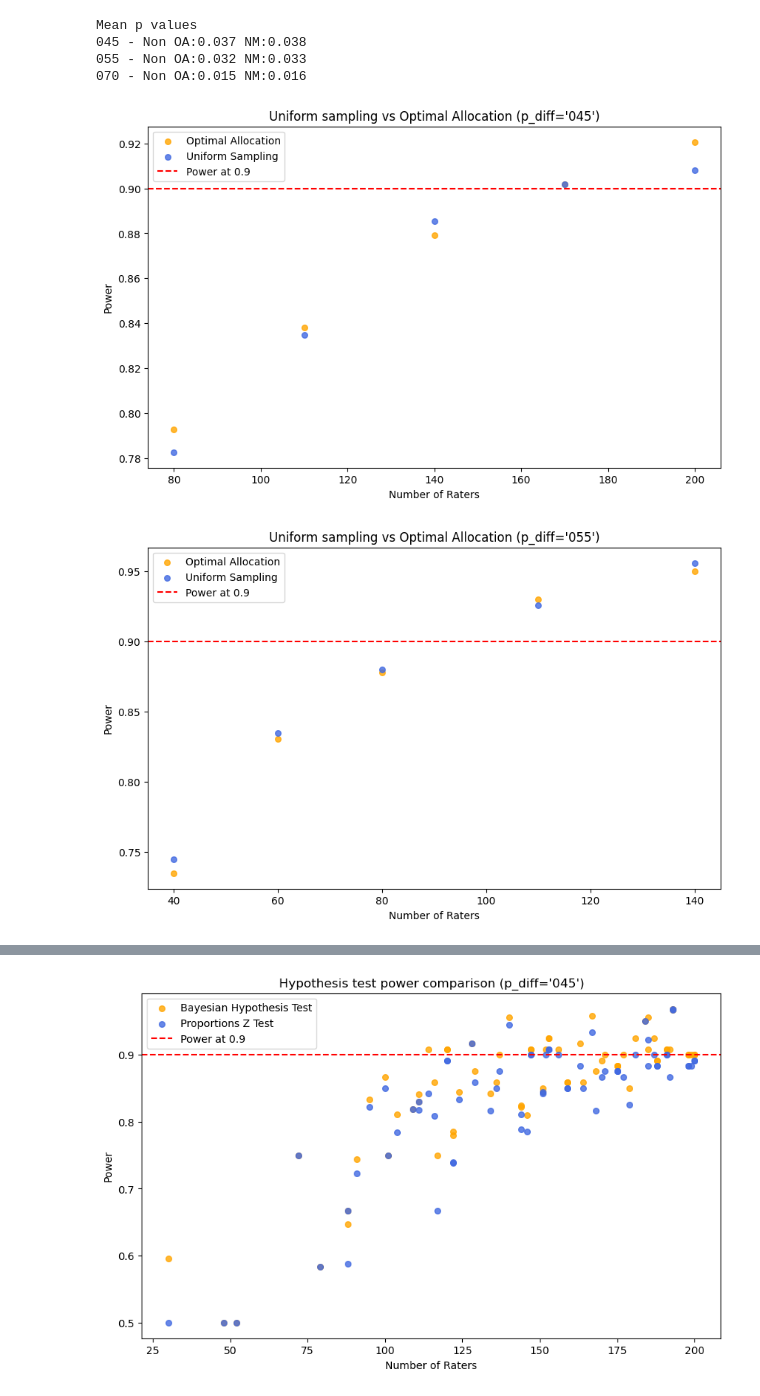
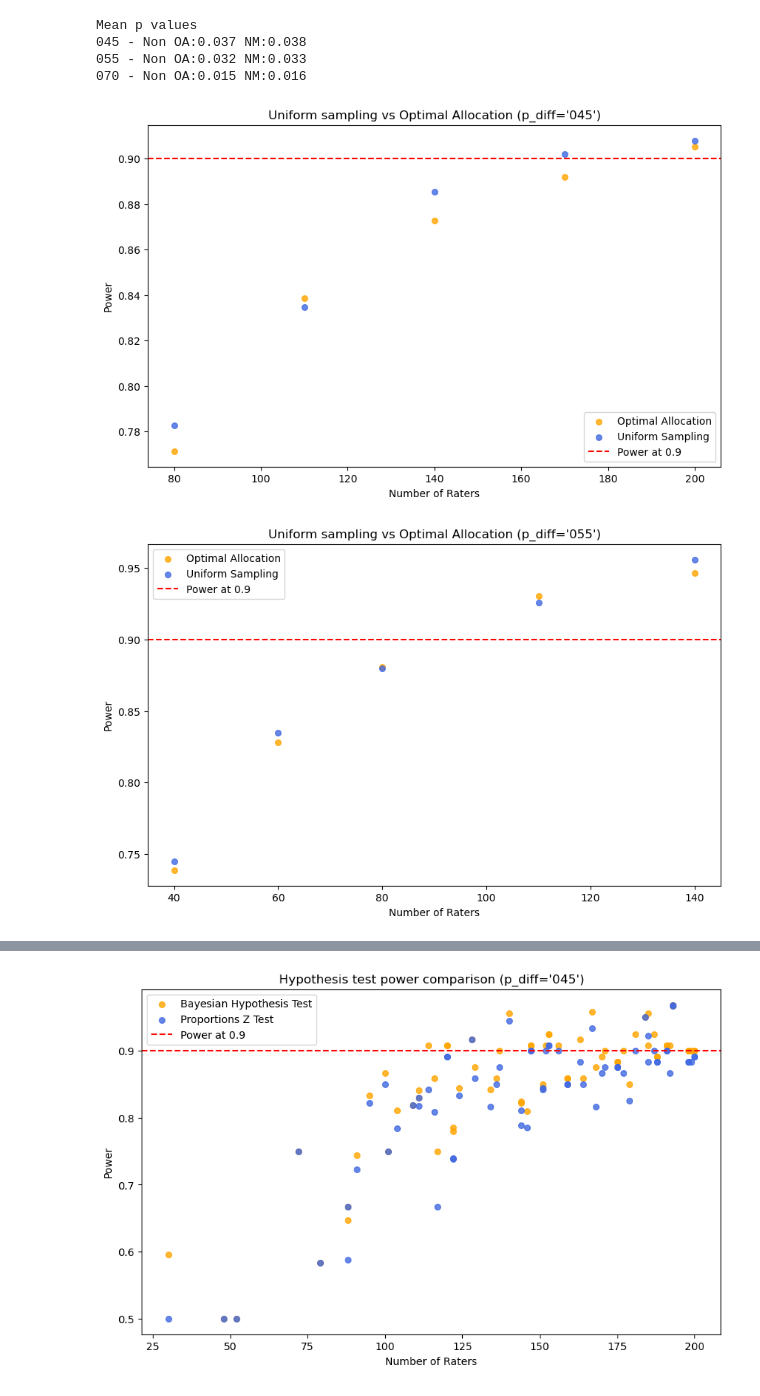
Before and after one commit to imrogerjiang/bayesian-inference-topic-measures, a Jupyter notebook: Plotting Simulation Results.ipynb, the cells around one changed output, grey strips where cells are left out. Cells and saved outputs as stored; diff of their text form; code cells hidden in the pictures.

```diff
--- a/Plotting Simulation Results.ipynb
+++ b/Plotting Simulation Results.ipynb
@@ -279,9 +278,15 @@ p_diffs = ["045", "055", "070", "OA045", "OA055", "OA070", "NM045", "NM055", "NM
 # %%
-for p_diff in p_diffs:
+p_diff_a = ["045", "055", "070", "OA045", "OA055", "OA070", "NM045", "NM055", "NM070"]
+for p_diff in p_diff_a:
     a = pd.read_csv(f"data/simulations/power_power_3_{p_diff}.csv")
     b = pd.read_csv(f"data/simulations/power_power_4_{p_diff}.csv")
     power_dfs[p_diff] = pd.concat([a,b], ignore_index=True)
+# %%
+p_diff_b = ["NMV045", "NMV055", "NMV070"]
+for p_diff in p_diff_b:
+    power_dfs[p_diff] = pd.read_csv(f"data/simulations/power_power_5_{p_diff}.csv")
 # %%
+p_diffs = p_diff_a + p_diff_b
 for p_diff in p_diffs:
     power_dfs[p_diff]["propz_005"]=power_dfs[p_diff]["propz_pval"]<0.05
     power_dfs[p_diff]["bht_005"]=power_dfs[p_diff]["bht_pval"]<0.05
@@ -307,29 +312,29 @@ Mean p values
 # %%
 # Uniform sampling vs OA
 p_diff = "045"
 legend = {"royalblue":"Uniform Sampling", "orange":"Optimal Allocation"}
-dfs = {"royalblue":power_counts_dfs[p_diff], "orange":power_counts_dfs["NM"+p_diff]}
+dfs = {"royalblue":power_counts_dfs[p_diff], "orange":power_counts_dfs["NMV"+p_diff]}
 
 fig, ax = plt.subplots(1, 1, figsize=(10,6))
 for colour in reversed(legend):
     ax.scatter(
         x=dfs[colour]["n_raters"],
         y=dfs[colour]["bht_005p"],
         c=colour, label=legend[colour],
         s=30, alpha=0.8)
 ax.axhline(y=0.9, color = 'r', linestyle = 'dashed', label="Power at 0.9")
 ax.set_title(f"Uniform sampling vs Optimal Allocation ({p_diff=})")
 ax.set_xlabel("Number of Raters")
 ax.set_ylabel("Power")
 ax.legend()
 plt.show()
 # %% [output]
-[figure, old version]
+[figure, new version]
 # %%
 # Uniform sampling vs OA
 p_diff = "055"
 legend = {"royalblue":"Uniform Sampling", "orange":"Optimal Allocation"}
-dfs = {"royalblue":power_counts_dfs[p_diff], "orange":power_counts_dfs["NM"+p_diff]}
+dfs = {"royalblue":power_counts_dfs[p_diff], "orange":power_counts_dfs["NMV"+p_diff]}
 
 fig, ax = plt.subplots(1, 1, figsize=(10,6))
 for colour in reversed(legend):
@@ -345,7 +350,7 @@ ax.set_ylabel("Power")
 ax.legend()
 plt.show()
 # %% [output]
-[figure, old version]
+[figure, new version]
 # %%
 # Uniform sampling vs OA
 p_diff = "070"
```
Also changed, not shown: parts of 2 cells of this notebook, 1 other file.
